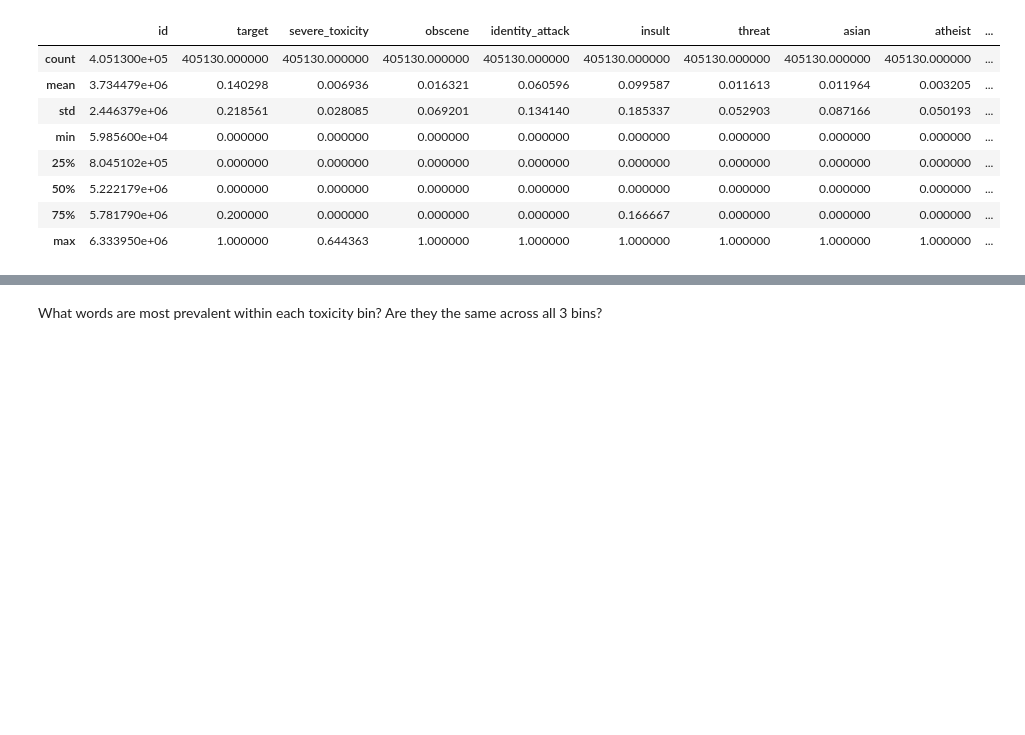
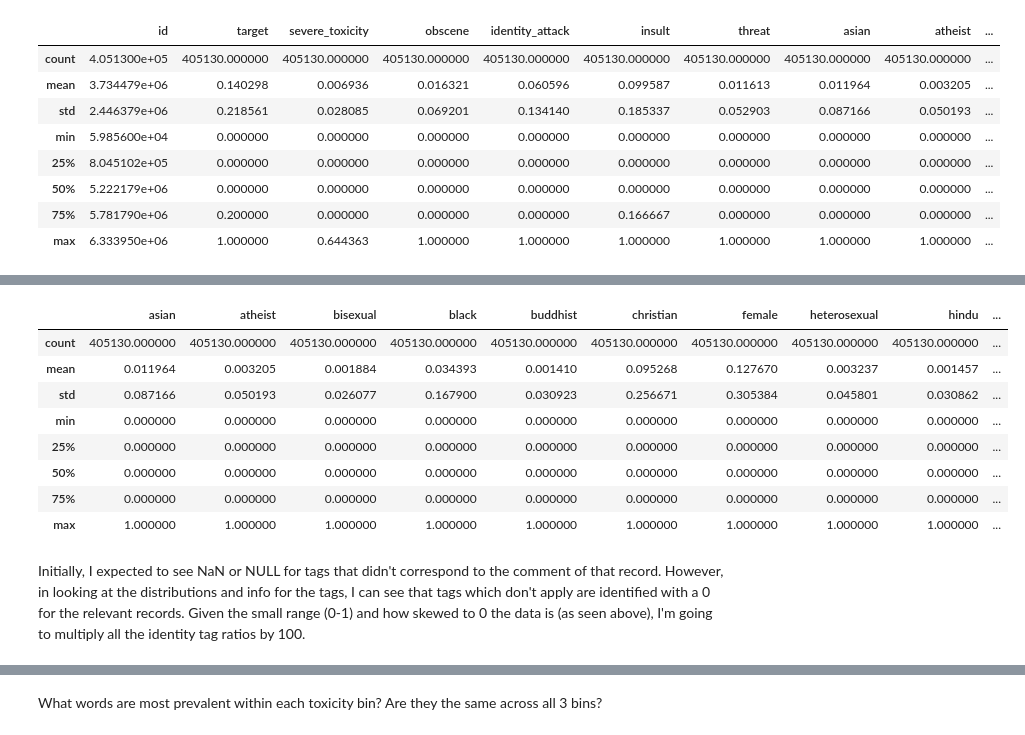
Before and after one commit to Esavoye/Data_Science_Career_Track, a Jupyter notebook: Capstone_1/Code/Capstone_1_EDA.ipynb, the cells around one changed output, grey strips where cells are left out. Saved outputs shown, nothing was run; the diff lists cells and outputs as text; code cells hidden in the pictures; blank space fills up the shorter version.

```diff
--- a/Capstone_1/Code/Capstone_1_EDA.ipynb
+++ b/Capstone_1/Code/Capstone_1_EDA.ipynb
@@ -533,0 +527,8 @@ sns.boxplot(x="target", data=unpickled_df_slimmed, order=["High", "Neutral", 'Lo
+# %%
+slimmed_identity_tags = unpickled_df_slimmed.copy()
+# %%
+col_names_to_remove = ['id', 'target', 'comment_text', 'severe_toxicity', 'obscene', 'identity_attack', 'insult', 'threat', 'created_date',
+ 'publication_id', 'parent_id', 'article_id', 'rating', 'funny', 'wow', 'sad', 'likes', 'disagree', 'sexual_explicit', 'identity_annotator_count',
+ 'toxicity_annotator_count', 'clean_text', 'word_count', 'word_split', 'comment_len', 'target_binary', 'Toxicity_Bins']
+# %%
+slimmed_identity_tags = slimmed_identity_tags.drop(col_names_to_remove, axis = 1)
@@ -533,0 +555,14 @@ sns.boxplot(x="target", data=unpickled_df_slimmed, order=["High", "Neutral", 'Lo
+# %%
+slimmed_identity_tags.describe()
+# %% [output]
+|  | asian | atheist | bisexual | black | buddhist | christian | female | heterosexual | hindu | ... |
+| count | 405130.000000 | 405130.000000 | 405130.000000 | 405130.000000 | 405130.000000 | 405130.000000 | 405130.000000 | 405130.000000 | 405130.000000 | ... |
+| mean | 0.011964 | 0.003205 | 0.001884 | 0.034393 | 0.001410 | 0.095268 | 0.127670 | 0.003237 | 0.001457 | ... |
+| std | 0.087166 | 0.050193 | 0.026077 | 0.167900 | 0.030923 | 0.256671 | 0.305384 | 0.045801 | 0.030862 | ... |
+| min | 0.000000 | 0.000000 | 0.000000 | 0.000000 | 0.000000 | 0.000000 | 0.000000 | 0.000000 | 0.000000 | ... |
+| 25% | 0.000000 | 0.000000 | 0.000000 | 0.000000 | 0.000000 | 0.000000 | 0.000000 | 0.000000 | 0.000000 | ... |
+| 50% | 0.000000 | 0.000000 | 0.000000 | 0.000000 | 0.000000 | 0.000000 | 0.000000 | 0.000000 | 0.000000 | ... |
+| 75% | 0.000000 | 0.000000 | 0.000000 | 0.000000 | 0.000000 | 0.000000 | 0.000000 | 0.000000 | 0.000000 | ... |
+| max | 1.000000 | 1.000000 | 1.000000 | 1.000000 | 1.000000 | 1.000000 | 1.000000 | 1.000000 | 1.000000 | ... |
+# %% [markdown]
+Initially, I expected to see NaN or NULL for tags that didn't correspond to the comment of that record. However, in looking at the distributions and info for the tags, I can see that tags which don't apply are identified with a 0 for the relevant records. Given the small range (0-1) and how skewed to 0 the data is (as seen above), I'm going to multiply all the identity tag ratios by 100.
```
Also changed, not shown: parts of 20 cells of this notebook, 1 other file.
